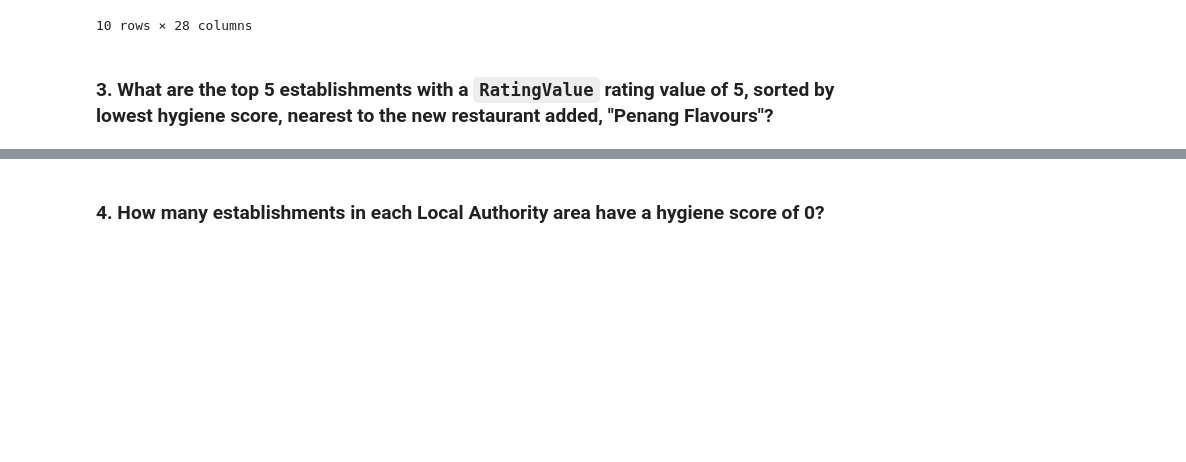
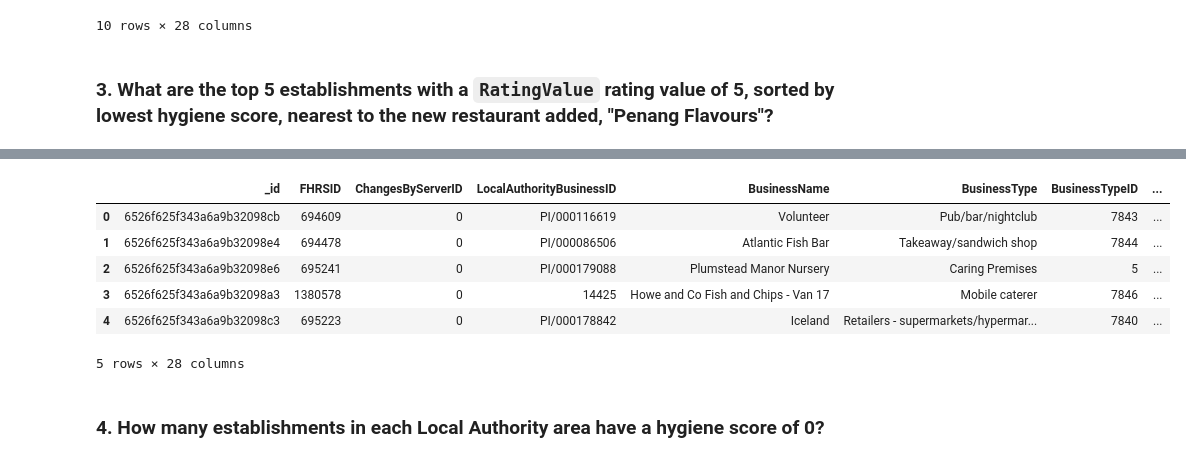
Before and after one commit to maswanwick/nosql-challenge, a Jupyter notebook: NoSQL_analysis_starter.ipynb, the cells around one changed output, grey strips where cells are left out. Drawn from its saved outputs; the diff is of its cells as text; code cells hidden in the pictures; blank space fills up the shorter version.

```diff
--- a/NoSQL_analysis_starter.ipynb
+++ b/NoSQL_analysis_starter.ipynb
@@ -138,11 +138,28 @@ ratings_df.head(10)
 # Rating value must equal 5
 # Sort by hygiene score
 
+# get the Penang Flavors document
+establishment_coordinates = establishments.find_one({'BusinessName':'Penang Flavours'})
+
 degree_search = 0.01
-latitude =
-longitude =
 
-query =
-sort =
+# converting the coordinates to string and then to float so I can perform arthmetic.
+# without doing this, would receive an error that I couldn't add Decimal128 and float
+latitude = float(str(establishment_coordinates['geocode']['latitude']))
+longitude = float(str(establishment_coordinates['geocode']['longitude']))
+
+# find documents where RatingValue is 5 and latitude and longitude are +- 0.01 degrees of Penang Flavours coordinates
+query = {
+    'RatingValue': 5,
+    'geocode.latitude': { '$gt': latitude - degree_search, '$lt': latitude + degree_search },
+    'geocode.longitude': { '$gt': longitude - degree_search, '$lt': longitude + degree_search}
+}
+
+# order by hygiene
+sort = [('scores.Hygiene', 1)]
+
+# find the top 5 results
+top_5_results = list(establishments.find(query).sort(sort).limit(5))
 
 # Print the results
+pprint(top_5_results)
@@ -149,5 +184,15 @@ sort =
 # %%
 # Convert result to Pandas DataFrame
+top_5_df = pd.DataFrame(top_5_results)
+top_5_df
+# %% [output]
+|  | _id | FHRSID | ChangesByServerID | LocalAuthorityBusinessID | BusinessName | BusinessType | BusinessTypeID | ... |
+| 0 | 6526f625f343a6a9b32098cb | 694609 | 0 | PI/000116619 | Volunteer | Pub/bar/nightclub | 7843 | ... |
+| 1 | 6526f625f343a6a9b32098e4 | 694478 | 0 | PI/000086506 | Atlantic Fish Bar | Takeaway/sandwich shop | 7844 | ... |
+| 2 | 6526f625f343a6a9b32098e6 | 695241 | 0 | PI/000179088 | Plumstead Manor Nursery | Caring Premises | 5 | ... |
+| 3 | 6526f625f343a6a9b32098a3 | 1380578 | 0 | 14425 | Howe and Co Fish and Chips - Van 17 | Mobile caterer | 7846 | ... |
+| 4 | 6526f625f343a6a9b32098c3 | 695223 | 0 | PI/000178842 | Iceland | Retailers - supermarkets/hypermar... | 7840 | ... |
+5 rows × 28 columns
 # %% [markdown]
 ### 4. How many establishments in each Local Authority area have a hygiene score of 0?
 # %%
```
Also changed, not shown: parts of 1 cell of this notebook.
